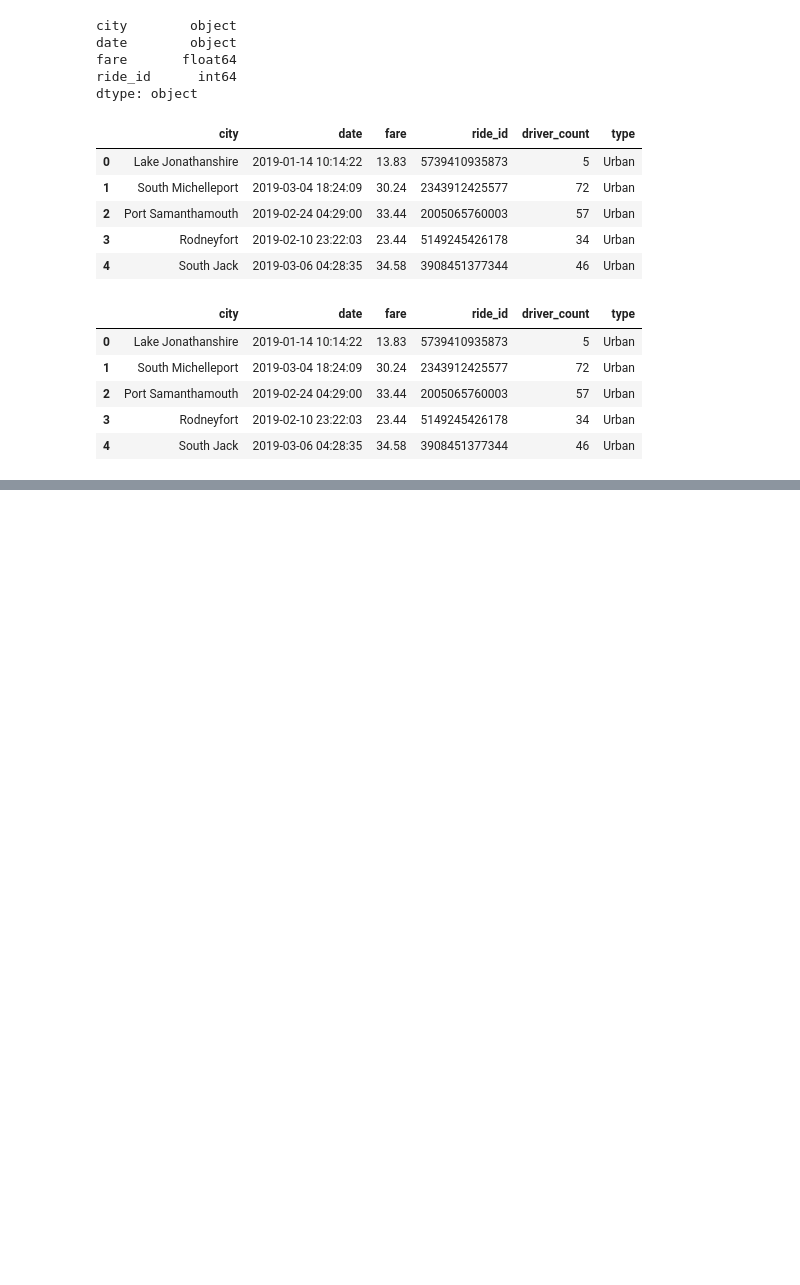
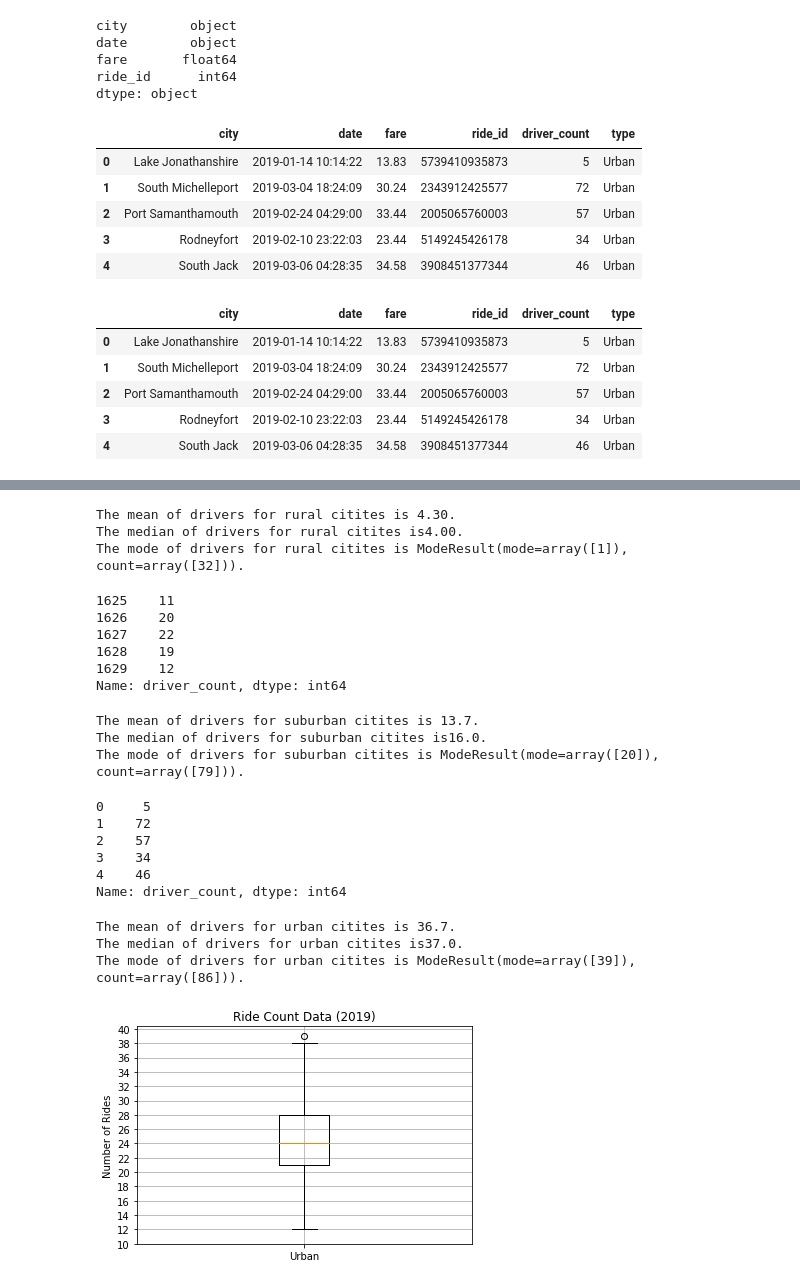
Before and after one commit to davescudero/PyBer_Analysis, a Jupyter notebook: PyBer.ipynb, the cells around one changed output, grey strips where cells are left out. Saved outputs shown, nothing was run; the diff lists cells and outputs as text; code cells hidden in the pictures; blank space fills up the shorter version.

```diff
--- a/PyBer.ipynb
+++ b/PyBer.ipynb
@@ -395,0 +606,77 @@ plt.show()
+# %%
+# Calculate the measures of central tendency for the average number of drivers for the rural cities.
+mean_rural_drivers = np.mean(rural_drivers)
+print(f"The mean of drivers for rural citites is {mean_rural_drivers:.2f}.")
+
+median_rural_drivers = np.median(rural_drivers)
+print(f"The median of drivers for rural citites is{median_rural_drivers:.2f}.")
+
+mode_rural_drivers = sts.mode(rural_drivers)
+print(f"The mode of drivers for rural citites is {mode_rural_drivers}.")
+# %% [output]
+The mean of drivers for rural citites is 4.30.
+The median of drivers for rural citites is4.00.
+The mode of drivers for rural citites is ModeResult(mode=array([1]), count=array([32])).
+# %%
+# Get the driver count data from the suburban cities.
+suburban_drivers = suburban_cities_df['driver_count']
+suburban_drivers.head()
+# %% [output]
+1625    11
+1626    20
+1627    22
+1628    19
+1629    12
+Name: driver_count, dtype: int64
+# %%
+# Calculate the measures of central tendency for the average number of drivers for the suburban cities.
+mean_suburban_drivers = np.mean(suburban_drivers)
+print(f"The mean of drivers for suburban citites is {mean_suburban_drivers:.1f}.")
+
+median_suburban_drivers = np.median(suburban_drivers)
+print(f"The median of drivers for suburban citites is{median_suburban_drivers:.1f}.")
+
+mode_suburban_drivers = sts.mode(suburban_drivers)
+print(f"The mode of drivers for suburban citites is {mode_suburban_drivers}.")
+# %% [output]
+The mean of drivers for suburban citites is 13.7.
+The median of drivers for suburban citites is16.0.
+The mode of drivers for suburban citites is ModeResult(mode=array([20]), count=array([79])).
+# %%
+# Get the driver count data from the urban cities.
+urban_drivers = urban_cities_df['driver_count']
+urban_drivers.head()
+# %% [output]
+0     5
+1    72
+2    57
+3    34
+4    46
+Name: driver_count, dtype: int64
+# %%
+# Calculate the measures of central tendency for the average number of drivers for the urban cities.
+mean_urban_drivers = np.mean(urban_drivers)
+print(f"The mean of drivers for urban citites is {mean_urban_drivers:.1f}.")
+
+median_urban_drivers = np.median(urban_drivers)
+print(f"The median of drivers for urban citites is{median_urban_drivers:.1f}.")
+
+mode_urban_drivers = sts.mode(urban_drivers)
+print(f"The mode of drivers for urban citites is {mode_urban_drivers}.")
+# %% [output]
+The mean of drivers for urban citites is 36.7.
+The median of drivers for urban citites is37.0.
+The mode of drivers for urban citites is ModeResult(mode=array([39]), count=array([86])).
+# %%
+# Create a box-and-whisker plot for the urban cities ride count.
+x_labels = ["Urban"]
+fig, ax = plt.subplots()
+ax.boxplot(urban_ride_count, labels=x_labels)
+# Add the title, y-axis label and grid.
+ax.set_title('Ride Count Data (2019)')
+ax.set_ylabel('Number of Rides')
+ax.set_yticks(np.arange(10, 41, step=2.0))
+ax.grid()
+plt.show()
+# %% [output]
+[figure, added]
```
Also changed, not shown: parts of 64 cells of this notebook, 4 other files.
